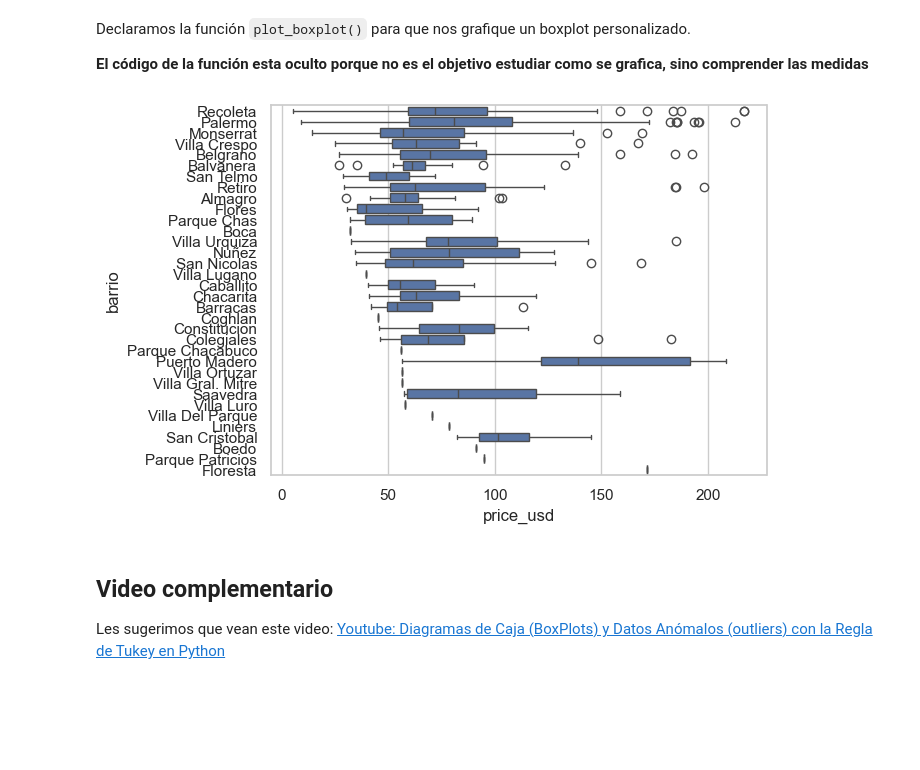
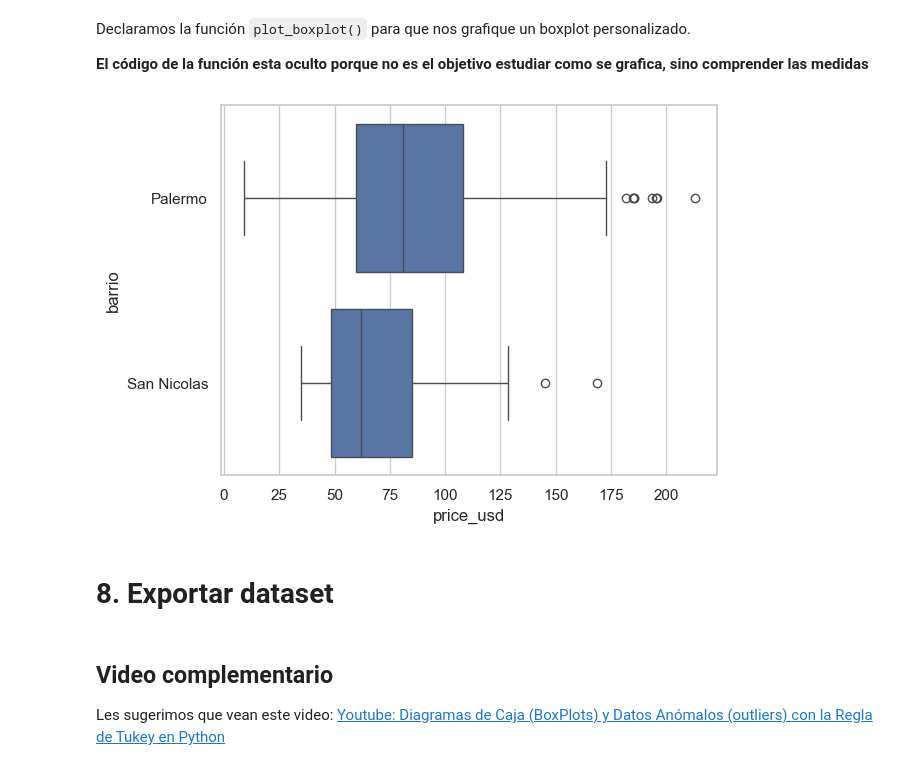
Before and after one commit to UADE-Python-Data-Science/583433_repo_oficial, a Jupyter notebook: Unidad_4/U4_NB1_Estadistica_descriptiva.ipynb, the cells around one changed output. Cells and saved outputs as stored; diff of their text form; code cells hidden in the pictures; blank space fills up the shorter version.

```diff
--- a/Unidad_4/U4_NB1_Estadistica_descriptiva.ipynb
+++ b/Unidad_4/U4_NB1_Estadistica_descriptiva.ipynb
@@ -508,6 +508,8 @@ def plot_boxplot(df, var_x, var_y=None, order=None):
     )
 # %%
 barrios = ["Palermo", "San Nicolas"]
-plot_boxplot(df, var_x="price_usd", var_y="barrio")
+plot_boxplot(df, var_x="price_usd", var_y="barrio", order=barrios)
 # %% [output]
-[figure, old version]
+[figure, new version]
+# %% [markdown]
+# 8. Exportar dataset
```
Also changed, not shown: parts of 1 cell of this notebook, 6 other files.
